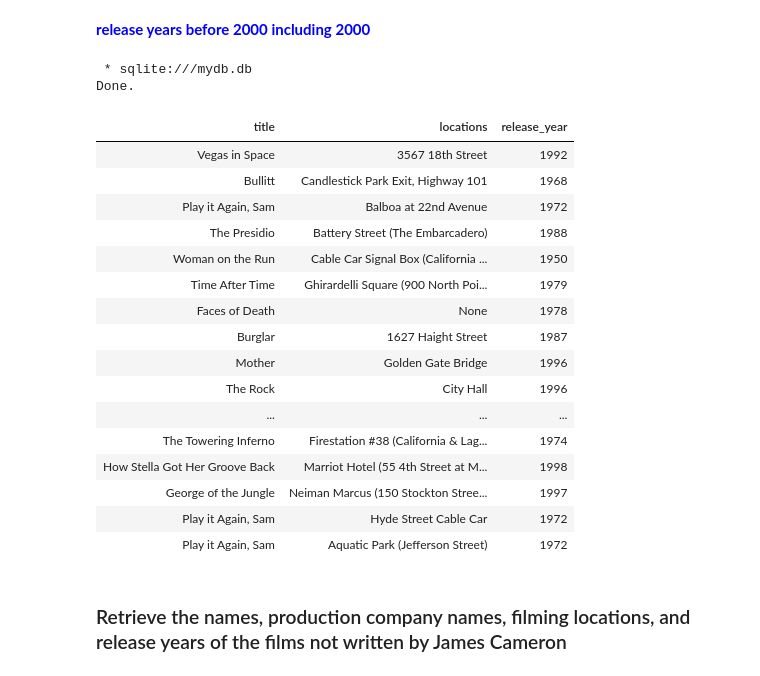
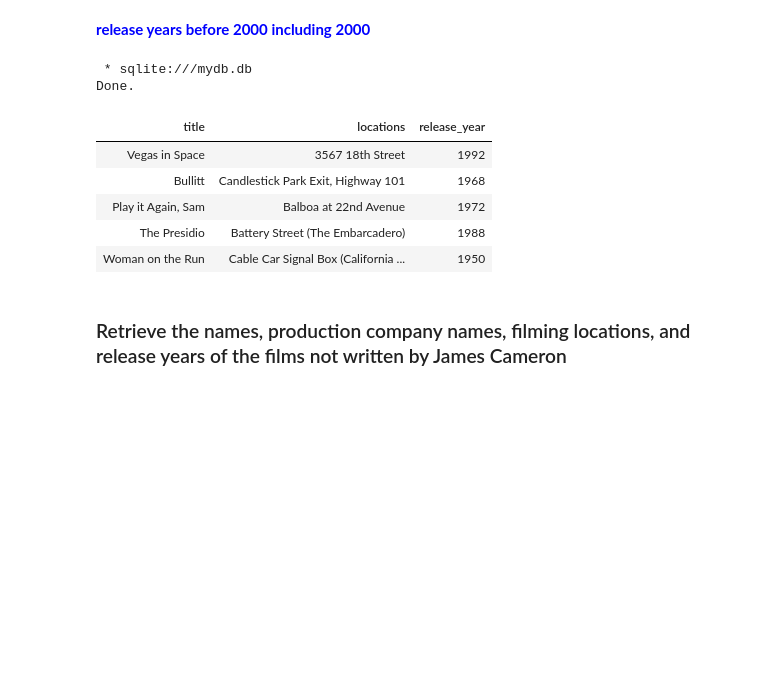
Before and after one commit to alirezaghorbani1983/IBM-DATA-SCIENCE, a Jupyter notebook: sql_new/sql_queries.ipynb, the cells around one changed output. Saved outputs shown, nothing was run; the diff lists cells and outputs as text; code cells hidden in the pictures; blank space fills up the shorter version.

```diff
--- a/sql_new/sql_queries.ipynb
+++ b/sql_new/sql_queries.ipynb
@@ -102,29 +126,18 @@ Done.
 # %%
 
 %%sql
 SELECT title, locations, release_year
 FROM FilmLocations
-WHERE release_year <= 2000;
+WHERE release_year <= 2000 limit 5;
 # %% [output]
  * sqlite:///mydb.db
 Done.
 | title | locations | release_year |
 | Vegas in Space | 3567 18th Street | 1992 |
 | Bullitt | Candlestick Park Exit, Highway 101 | 1968 |
 | Play it Again, Sam | Balboa at 22nd Avenue | 1972 |
 | The Presidio | Battery Street (The Embarcadero) | 1988 |
 | Woman on the Run | Cable Car Signal Box (California ... | 1950 |
-| Time After Time | Ghirardelli Square (900 North Poi... | 1979 |
-| Faces of Death | None | 1978 |
-| Burglar | 1627 Haight Street | 1987 |
-| Mother | Golden Gate Bridge | 1996 |
-| The Rock | City Hall | 1996 |
-| ... | ... | ... |
-| The Towering Inferno | Firestation #38 (California & Lag... | 1974 |
-| How Stella Got Her Groove Back | Marriot Hotel (55 4th Street at M... | 1998 |
-| George of the Jungle | Neiman Marcus (150 Stockton Stree... | 1997 |
-| Play it Again, Sam | Hyde Street Cable Car | 1972 |
-| Play it Again, Sam | Aquatic Park (Jefferson Street) | 1972 |
 # %% [markdown]
 ### Retrieve the names, production company names, filming locations, and release years of the films not written by James Cameron
 # %%
```
Also changed, not shown: parts of 10 cells of this notebook, 1 other file.
